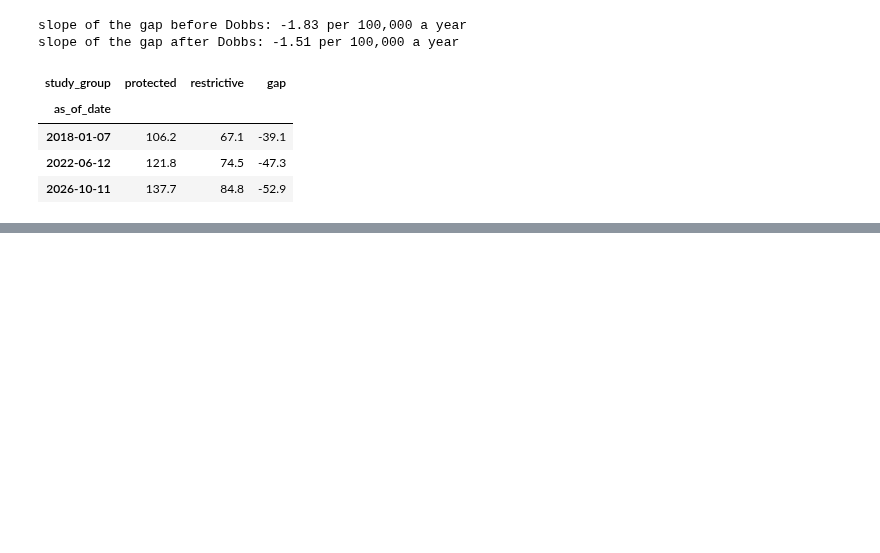
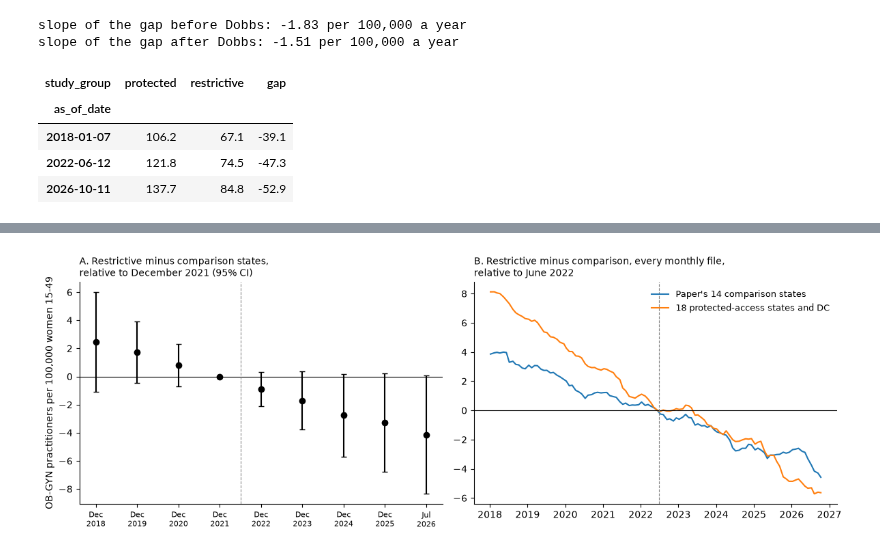
Before and after one commit to nathansutton/healthcare-ledger, a Jupyter notebook: research/dobbs-obgyn-workforce/dobbs_obgyn_workforce.ipynb, the cells around one changed output, grey strips where cells are left out. Drawn from its saved outputs; the diff is of its cells as text; code cells hidden in the pictures; blank space fills up the shorter version.

```diff
--- a/research/dobbs-obgyn-workforce/dobbs_obgyn_workforce.ipynb
+++ b/research/dobbs-obgyn-workforce/dobbs_obgyn_workforce.ipynb
@@ -458 +462,21 @@ slope of the gap after Dobbs: -1.51 per 100,000 a year
+# %%
+Path("preprint").mkdir(exist_ok=True)
+fig, axes = plt.subplots(1, 2, figsize=(12, 4.3))
+ax = axes[0]
+ax.axhline(0, color="k", lw=0.8); ax.axvline(2021.5, color="gray", ls="--", lw=0.8)
+ax.errorbar(coefs.year, coefs.Estimate, yerr=[coefs.Estimate - coefs["2.5%"], coefs["97.5%"] - coefs.Estimate], fmt="o", capsize=3, color="k")
+ax.set_xticks(coefs.year); ax.set_xticklabels([f"Dec\n{y}" if y < 2026 else "Jul\n2026" for y in coefs.year], fontsize=8)
+ax.set_ylabel("OB-GYN practitioners per 100,000 women 15-49")
+ax.set_title("A. Restrictive minus comparison states,\nrelative to December 2021 (95% CI)", loc="left", fontsize=10)
+ax = axes[1]
+june_2022 = pd.Timestamp("2022-06-24")
+for gap_series, label, color in ((series.restrictive - series.control, "Paper's 14 comparison states", "tab:blue"),
+                                 (prot_series.restrictive - prot_series.protected, "18 protected-access states and DC", "tab:orange")):
+    ax.plot(gap_series.index, gap_series - gap_series[gap_series.index < june_2022].iloc[-1], label=label, color=color)
+ax.axhline(0, color="k", lw=0.8); ax.axvline(june_2022, color="gray", ls="--", lw=0.8)
+ax.set_title("B. Restrictive minus comparison, every monthly file,\nrelative to June 2022", loc="left", fontsize=10)
+ax.legend(frameon=False, fontsize=9)
+plt.tight_layout(); fig.savefig("preprint/figure1.png", dpi=200); plt.show()
+# %% [output]
+[figure, added]
 # %% [markdown]
```
Also changed, not shown: parts of 2 cells of this notebook, 3 other files.
